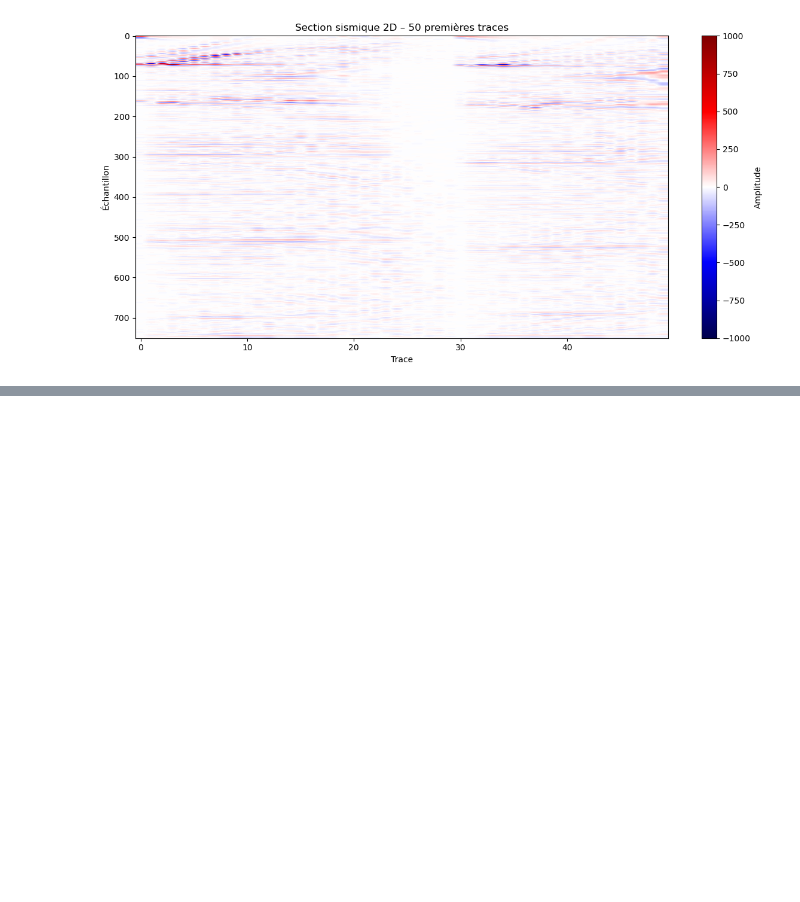
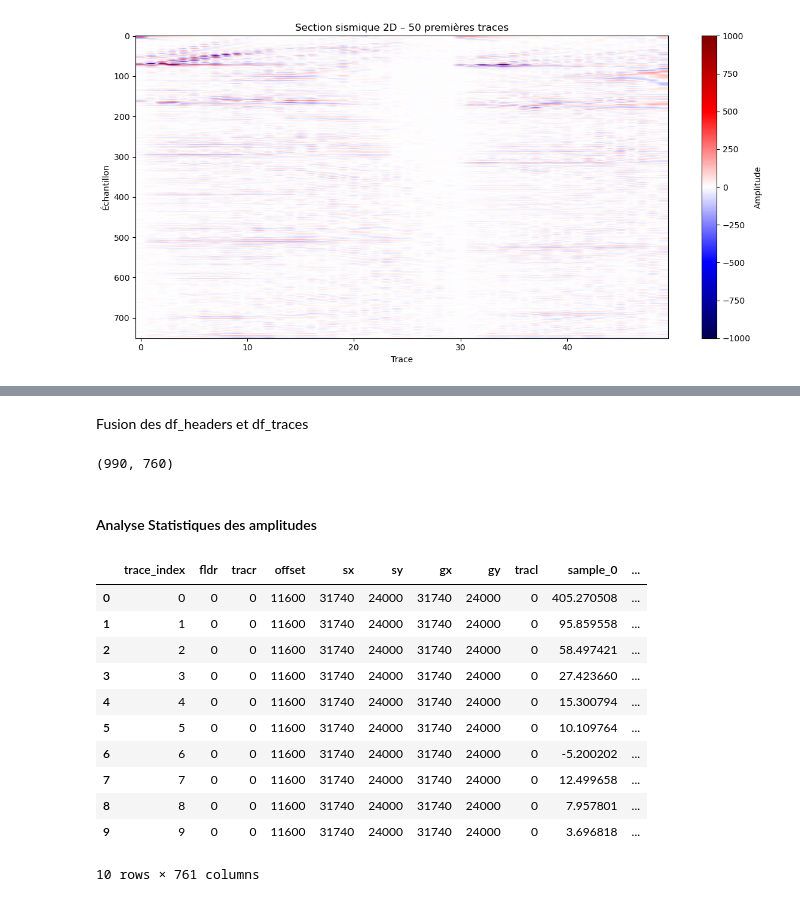
Before and after one commit to ipatriqIP/seam_project, a Jupyter notebook: notebooks/seismic_section_2d.ipynb, the cells around one changed output, grey strips where cells are left out. Saved outputs shown, nothing was run; the diff lists cells and outputs as text; code cells hidden in the pictures; blank space fills up the shorter version.

```diff
--- a/notebooks/seismic_section_2d.ipynb
+++ b/notebooks/seismic_section_2d.ipynb
@@ -41,9 +242,3 @@ plt.tight_layout()
 plt.show()
 # %% [output]
 [figure]
-# %%
-# Exploration des headers
-with segyio.open(filename, ignore_geometry=True) as f:
-    for i, header in enumerate(f.header[0:2]):  # Affiche les 5 premiers headers
-        print(f"\nTrace {i} header :")
-        print(header)
@@ -55,0 +252,21 @@ Trace 1 header :
+# %%
+headers_list = []
+
+for i, header in enumerate(trace_headers):
+    headers_list.append({
+        'trace_index': i,
+        'fldr': header[segyio.su.fldr],         # Numéro de shot
+        'tracr': header[segyio.su.tracr],       # Numéro de trace dans le shot
+        'offset': header[segyio.su.offset],     # Offset (distance source-récepteur)
+        'sx': header[segyio.su.sx],             # Coordonnée X source
+        'sy': header[segyio.su.sy],             # Coordonnée Y source
+        'gx': header[segyio.su.gx],             # Coordonnée X géophone
+        'gy': header[segyio.su.gy],             # Coordonnée Y géophone
+        'tracl': header[segyio.su.tracl]        # Numéro de trace dans le levé
+    })
+
+# Créer un DataFrame pour les headers
+df_headers = pd.DataFrame(headers_list)
+
+# Sauvegarde en CSV pour un usage futur
+df_headers.to_csv("results/trace_headers.csv", index=False)
@@ -55,0 +284,2 @@ Trace 1 header :
+# %% [markdown]
+Fusion des df_headers et df_traces
@@ -55,0 +292,21 @@ Trace 1 header :
+# %%
+df_full.shape
+# %% [output]
+(990, 760)
+# %% [markdown]
+#### Analyse Statistiques des amplitudes
+# %%
+df_full.head(10)
+# %% [output]
+|  | trace_index | fldr | tracr | offset | sx | sy | gx | gy | tracl | sample_0 | ... |
+| 0 | 0 | 0 | 0 | 11600 | 31740 | 24000 | 31740 | 24000 | 0 | 405.270508 | ... |
+| 1 | 1 | 0 | 0 | 11600 | 31740 | 24000 | 31740 | 24000 | 0 | 95.859558 | ... |
+| 2 | 2 | 0 | 0 | 11600 | 31740 | 24000 | 31740 | 24000 | 0 | 58.497421 | ... |
+| 3 | 3 | 0 | 0 | 11600 | 31740 | 24000 | 31740 | 24000 | 0 | 27.423660 | ... |
+| 4 | 4 | 0 | 0 | 11600 | 31740 | 24000 | 31740 | 24000 | 0 | 15.300794 | ... |
+| 5 | 5 | 0 | 0 | 11600 | 31740 | 24000 | 31740 | 24000 | 0 | 10.109764 | ... |
+| 6 | 6 | 0 | 0 | 11600 | 31740 | 24000 | 31740 | 24000 | 0 | -5.200202 | ... |
+| 7 | 7 | 0 | 0 | 11600 | 31740 | 24000 | 31740 | 24000 | 0 | 12.499658 | ... |
+| 8 | 8 | 0 | 0 | 11600 | 31740 | 24000 | 31740 | 24000 | 0 | 7.957801 | ... |
+| 9 | 9 | 0 | 0 | 11600 | 31740 | 24000 | 31740 | 24000 | 0 | 3.696818 | ... |
+10 rows × 761 columns
```
Also changed, not shown: parts of 45 cells of this notebook, 6 other files.
